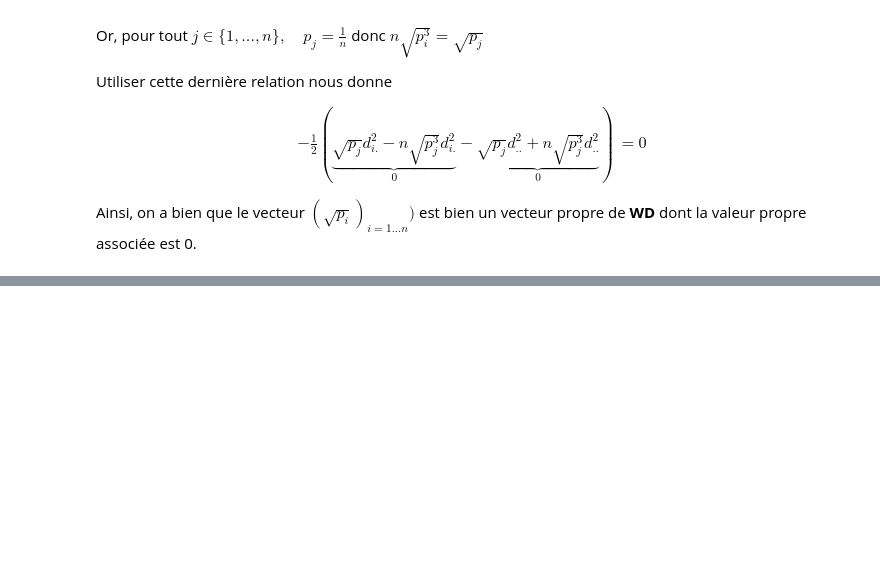
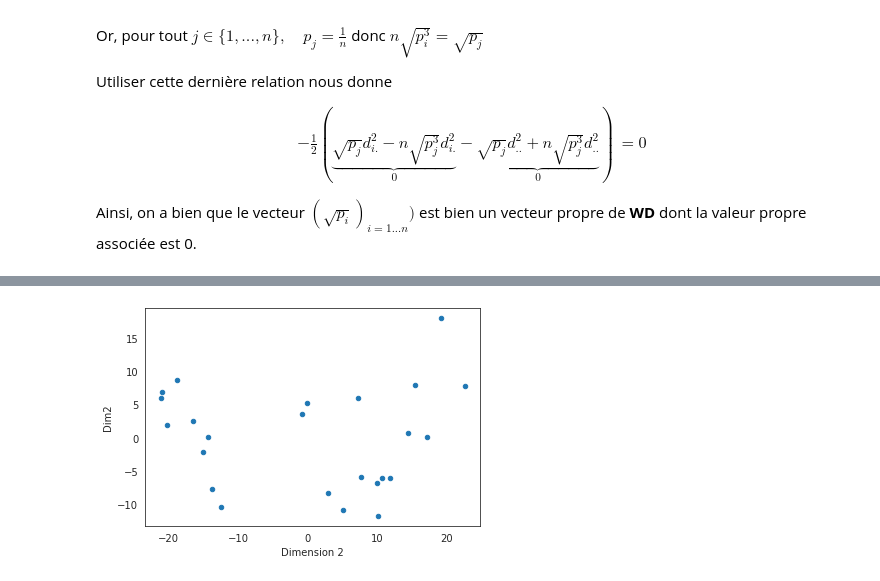
Before and after one commit to 3keneko/devstats, a Jupyter notebook: devoir_ben_lu.ipynb, the cells around one changed output, grey strips where cells are left out. Drawn from its saved outputs; the diff is of its cells as text; code cells hidden in the pictures; blank space fills up the shorter version.

```diff
--- a/devoir_ben_lu.ipynb
+++ b/devoir_ben_lu.ipynb
@@ -105,0 +167,13 @@ Ainsi, on a bien que le vecteur $ (\sqrt{p_i})_{i=1...n}) $ est bien un vecteur
+# %%
+depenses_pca = pca.transform(numeric_depenses)
+depenses_pca_df = pd.DataFrame({
+    "Dim1": depenses_pca[:,0],
+    "Dim2": depenses_pca[:,1],
+    "Année": depenses_complet["Unnamed: 0"]
+})
+depenses_pca_df.plot.scatter("Dim1", "Dim2")
+plt.xlabel("Dimension 1")
+plt.xlabel("Dimension 2")
+plt.show()
+# %% [output]
+[figure, added]
```
Also changed, not shown: parts of 5 cells of this notebook.
